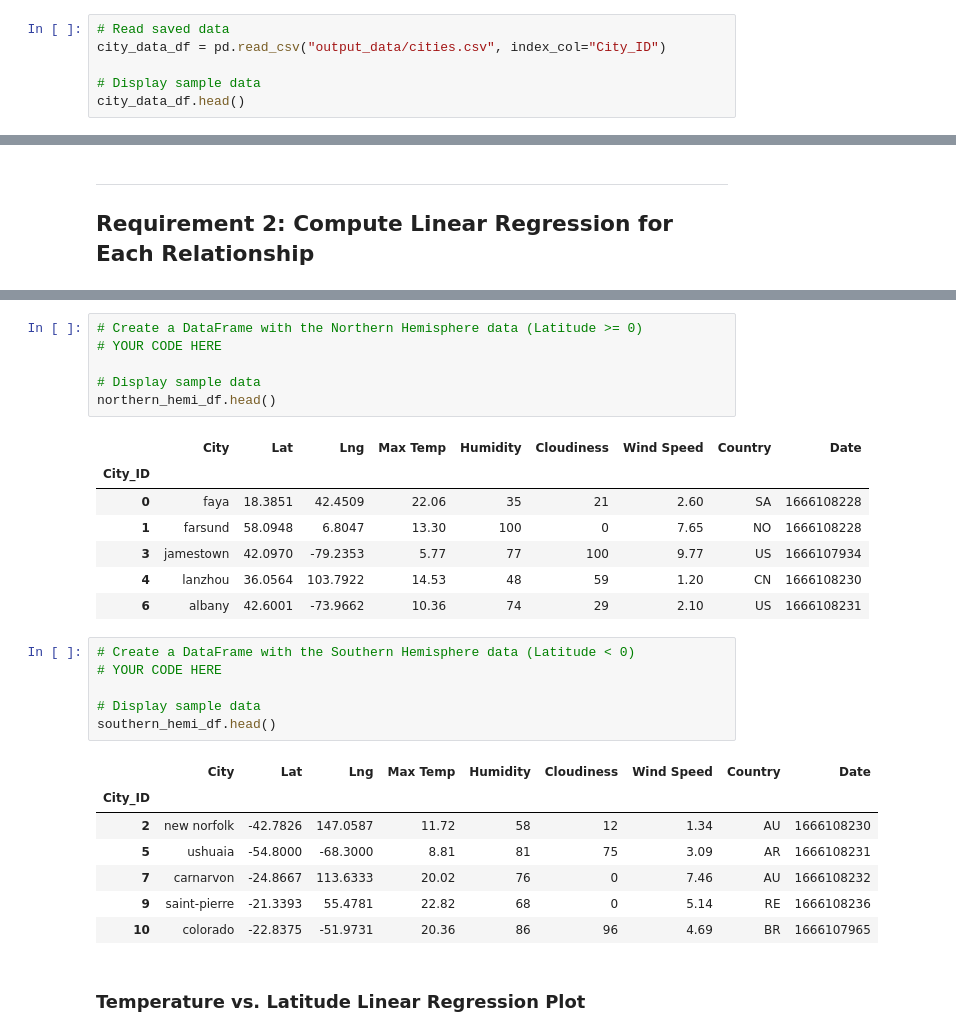
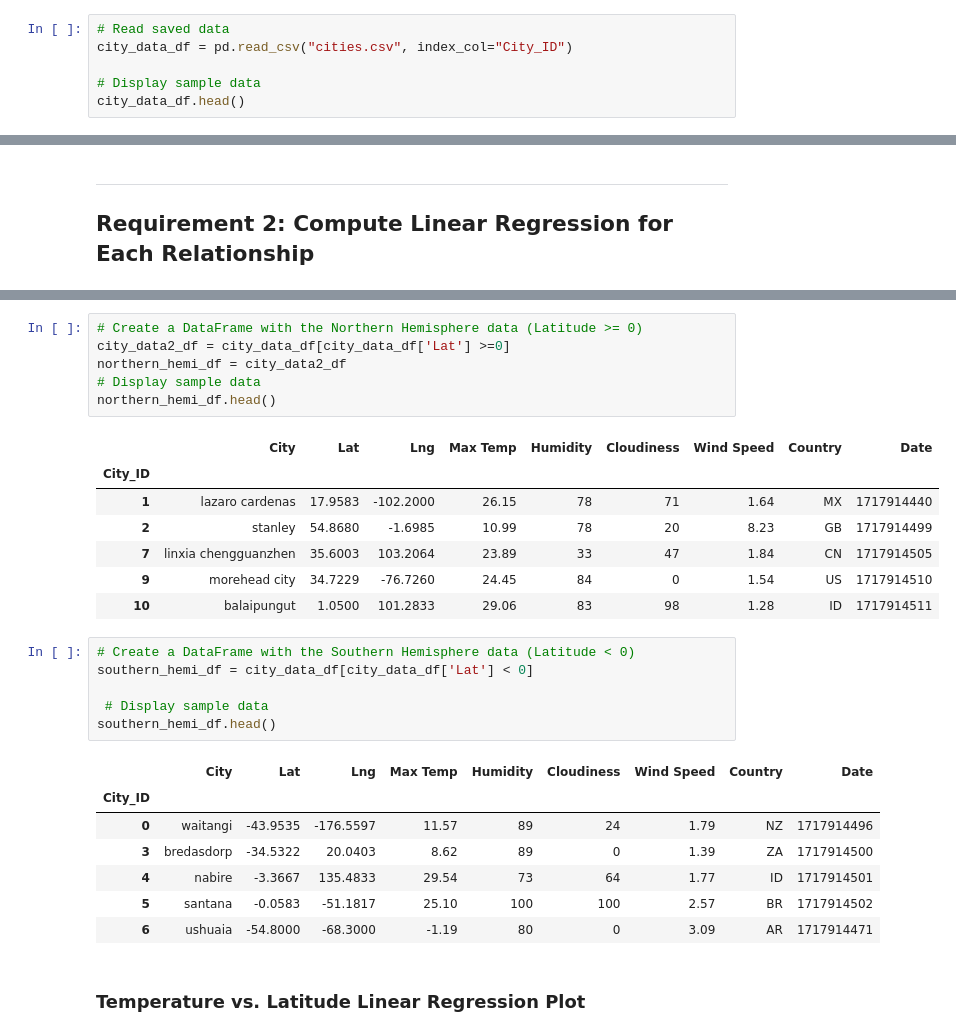
Before and after one commit to kathygm9/Module-6-Challenge, a Jupyter notebook: WeatherPy/WeatherPy.ipynb, the cells around one changed output, grey strips where cells are left out. Cells and saved outputs as stored; diff of their text form.

```diff
--- a/WeatherPy/WeatherPy.ipynb
+++ b/WeatherPy/WeatherPy.ipynb
@@ -183,6 +173,6 @@ city_data_df.to_csv("output_data/cities.csv", index_label="City_ID")
 # %%
 # Read saved data
-city_data_df = pd.read_csv("output_data/cities.csv", index_col="City_ID")
+city_data_df = pd.read_csv("cities.csv", index_col="City_ID")
 
 # Display sample data
 city_data_df.head()
@@ -281,30 +303,30 @@ plt.show()
 # %%
 # Create a DataFrame with the Northern Hemisphere data (Latitude >= 0)
-# YOUR CODE HERE
-
+city_data2_df = city_data_df[city_data_df['Lat'] >=0]
+northern_hemi_df = city_data2_df
 # Display sample data
 northern_hemi_df.head()
 # %% [output]
 |  | City | Lat | Lng | Max Temp | Humidity | Cloudiness | Wind Speed | Country | Date |
 | City_ID |  |  |  |  |  |  |  |  |  |
-| 0 | faya | 18.3851 | 42.4509 | 22.06 | 35 | 21 | 2.60 | SA | 1666108228 |
-| 1 | farsund | 58.0948 | 6.8047 | 13.30 | 100 | 0 | 7.65 | NO | 1666108228 |
-| 3 | jamestown | 42.0970 | -79.2353 | 5.77 | 77 | 100 | 9.77 | US | 1666107934 |
-| 4 | lanzhou | 36.0564 | 103.7922 | 14.53 | 48 | 59 | 1.20 | CN | 1666108230 |
-| 6 | albany | 42.6001 | -73.9662 | 10.36 | 74 | 29 | 2.10 | US | 1666108231 |
+| 1 | lazaro cardenas | 17.9583 | -102.2000 | 26.15 | 78 | 71 | 1.64 | MX | 1717914440 |
+| 2 | stanley | 54.8680 | -1.6985 | 10.99 | 78 | 20 | 8.23 | GB | 1717914499 |
+| 7 | linxia chengguanzhen | 35.6003 | 103.2064 | 23.89 | 33 | 47 | 1.84 | CN | 1717914505 |
+| 9 | morehead city | 34.7229 | -76.7260 | 24.45 | 84 | 0 | 1.54 | US | 1717914510 |
+| 10 | balaipungut | 1.0500 | 101.2833 | 29.06 | 83 | 98 | 1.28 | ID | 1717914511 |
 # %%
 # Create a DataFrame with the Southern Hemisphere data (Latitude < 0)
-# YOUR CODE HERE
+southern_hemi_df = city_data_df[city_data_df['Lat'] < 0]
 
-# Display sample data
+ # Display sample data
 southern_hemi_df.head()
 # %% [output]
 |  | City | Lat | Lng | Max Temp | Humidity | Cloudiness | Wind Speed | Country | Date |
 | City_ID |  |  |  |  |  |  |  |  |  |
-| 2 | new norfolk | -42.7826 | 147.0587 | 11.72 | 58 | 12 | 1.34 | AU | 1666108230 |
-| 5 | ushuaia | -54.8000 | -68.3000 | 8.81 | 81 | 75 | 3.09 | AR | 1666108231 |
-| 7 | carnarvon | -24.8667 | 113.6333 | 20.02 | 76 | 0 | 7.46 | AU | 1666108232 |
-| 9 | saint-pierre | -21.3393 | 55.4781 | 22.82 | 68 | 0 | 5.14 | RE | 1666108236 |
-| 10 | colorado | -22.8375 | -51.9731 | 20.36 | 86 | 96 | 4.69 | BR | 1666107965 |
+| 0 | waitangi | -43.9535 | -176.5597 | 11.57 | 89 | 24 | 1.79 | NZ | 1717914496 |
+| 3 | bredasdorp | -34.5322 | 20.0403 | 8.62 | 89 | 0 | 1.39 | ZA | 1717914500 |
+| 4 | nabire | -3.3667 | 135.4833 | 29.54 | 73 | 64 | 1.77 | ID | 1717914501 |
+| 5 | santana | -0.0583 | -51.1817 | 25.10 | 100 | 100 | 2.57 | BR | 1717914502 |
+| 6 | ushuaia | -54.8000 | -68.3000 | -1.19 | 80 | 0 | 3.09 | AR | 1717914471 |
 # %% [markdown]
 ###  Temperature vs. Latitude Linear Regression Plot
```
Also changed, not shown: parts of 28 cells of this notebook, 6 other files.
